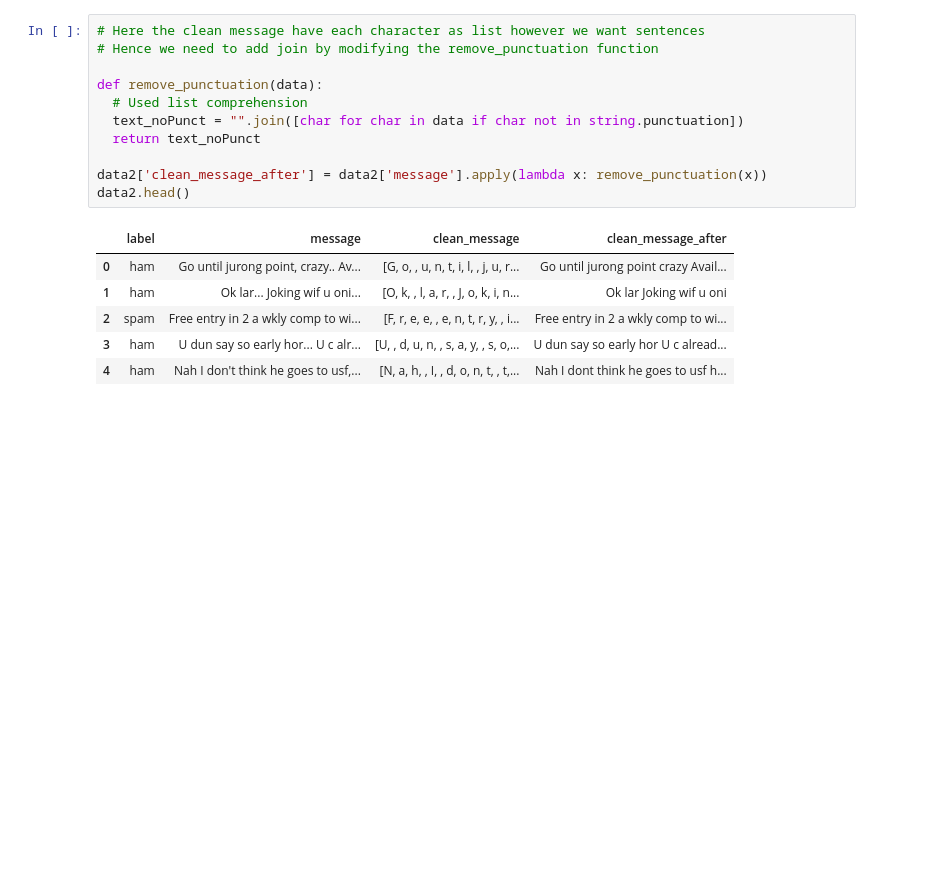
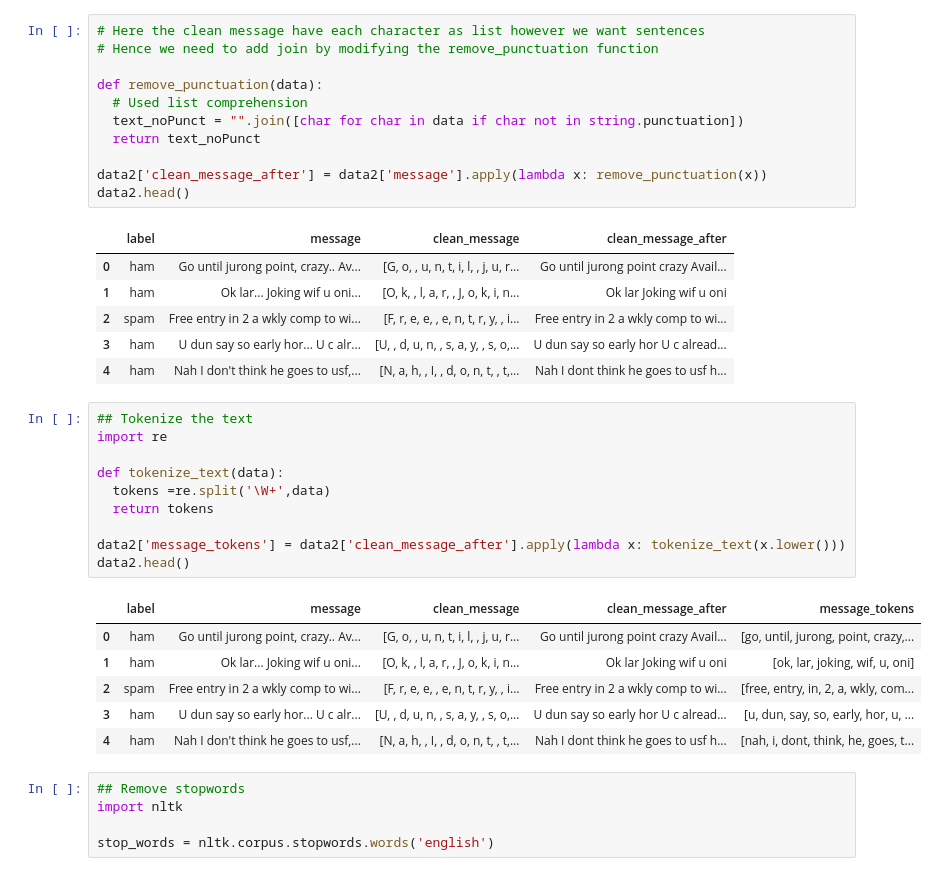
Before and after one commit to hrushikute/DataAnalytics, a Jupyter notebook: nltk_exploration.ipynb, the cells around one changed output. Saved outputs shown, nothing was run; the diff lists cells and outputs as text; blank space fills up the shorter version.

```diff
--- a/nltk_exploration.ipynb
+++ b/nltk_exploration.ipynb
@@ -135,3 +135,25 @@ data2.head()
 | 2 | spam | Free entry in 2 a wkly comp to wi... | [F, r, e, e, , e, n, t, r, y, , i... | Free entry in 2 a wkly comp to wi... |
 | 3 | ham | U dun say so early hor... U c alr... | [U, , d, u, n, , s, a, y, , s, o,... | U dun say so early hor U c alread... |
 | 4 | ham | Nah I don't think he goes to usf,... | [N, a, h, , I, , d, o, n, t, , t,... | Nah I dont think he goes to usf h... |
+# %%
+## Tokenize the text
+import re
+
+def tokenize_text(data):
+  tokens =re.split('\W+',data)
+  return tokens
+
+data2['message_tokens'] = data2['clean_message_after'].apply(lambda x: tokenize_text(x.lower()))
+data2.head()
+# %% [output]
+|  | label | message | clean_message | clean_message_after | message_tokens |
+| 0 | ham | Go until jurong point, crazy.. Av... | [G, o, , u, n, t, i, l, , j, u, r... | Go until jurong point crazy Avail... | [go, until, jurong, point, crazy,... |
+| 1 | ham | Ok lar... Joking wif u oni... | [O, k, , l, a, r, , J, o, k, i, n... | Ok lar Joking wif u oni | [ok, lar, joking, wif, u, oni] |
+| 2 | spam | Free entry in 2 a wkly comp to wi... | [F, r, e, e, , e, n, t, r, y, , i... | Free entry in 2 a wkly comp to wi... | [free, entry, in, 2, a, wkly, com... |
+| 3 | ham | U dun say so early hor... U c alr... | [U, , d, u, n, , s, a, y, , s, o,... | U dun say so early hor U c alread... | [u, dun, say, so, early, hor, u, ... |
+| 4 | ham | Nah I don't think he goes to usf,... | [N, a, h, , I, , d, o, n, t, , t,... | Nah I dont think he goes to usf h... | [nah, i, dont, think, he, goes, t... |
+# %%
+## Remove stopwords
+import nltk
+
+stop_words = nltk.corpus.stopwords.words('english')
```
Also changed, not shown: parts of 1 cell of this notebook.
